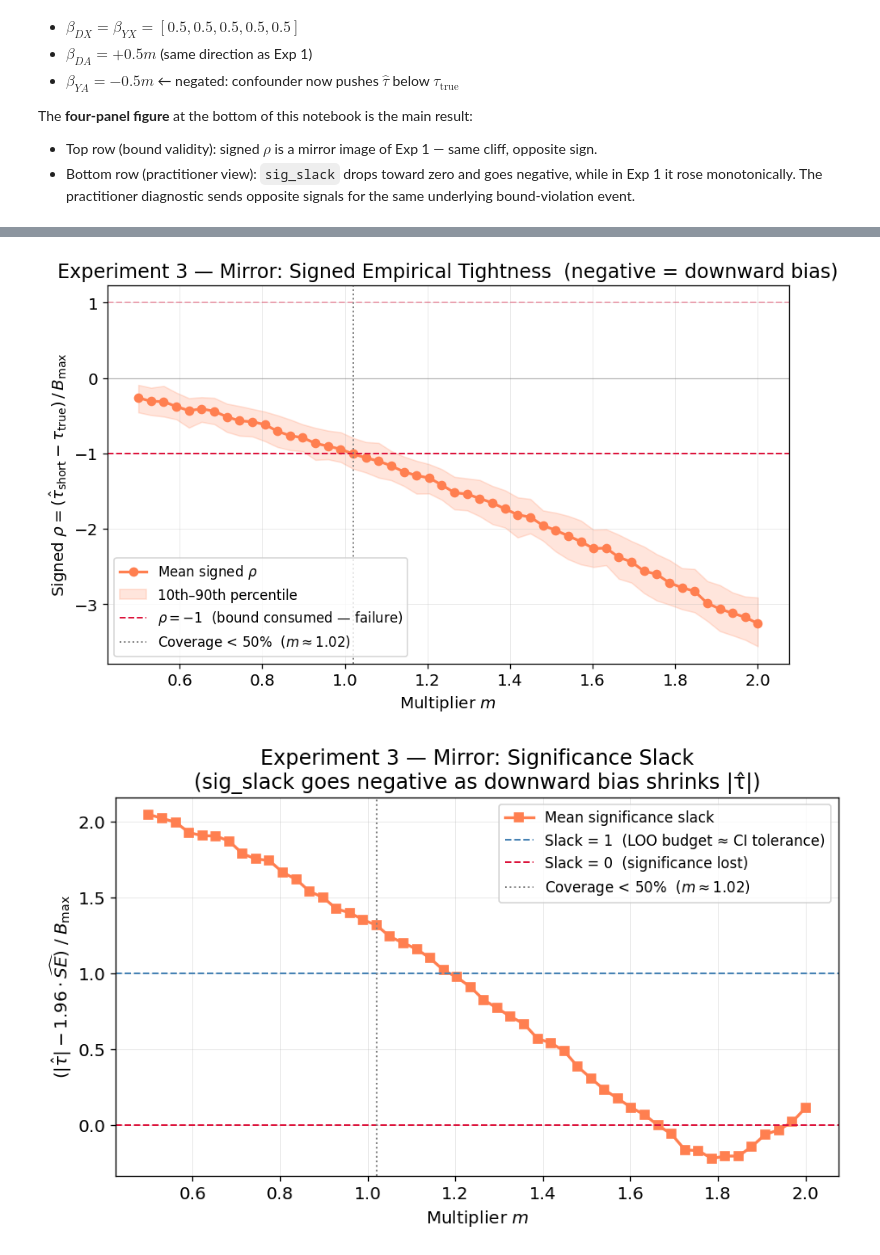
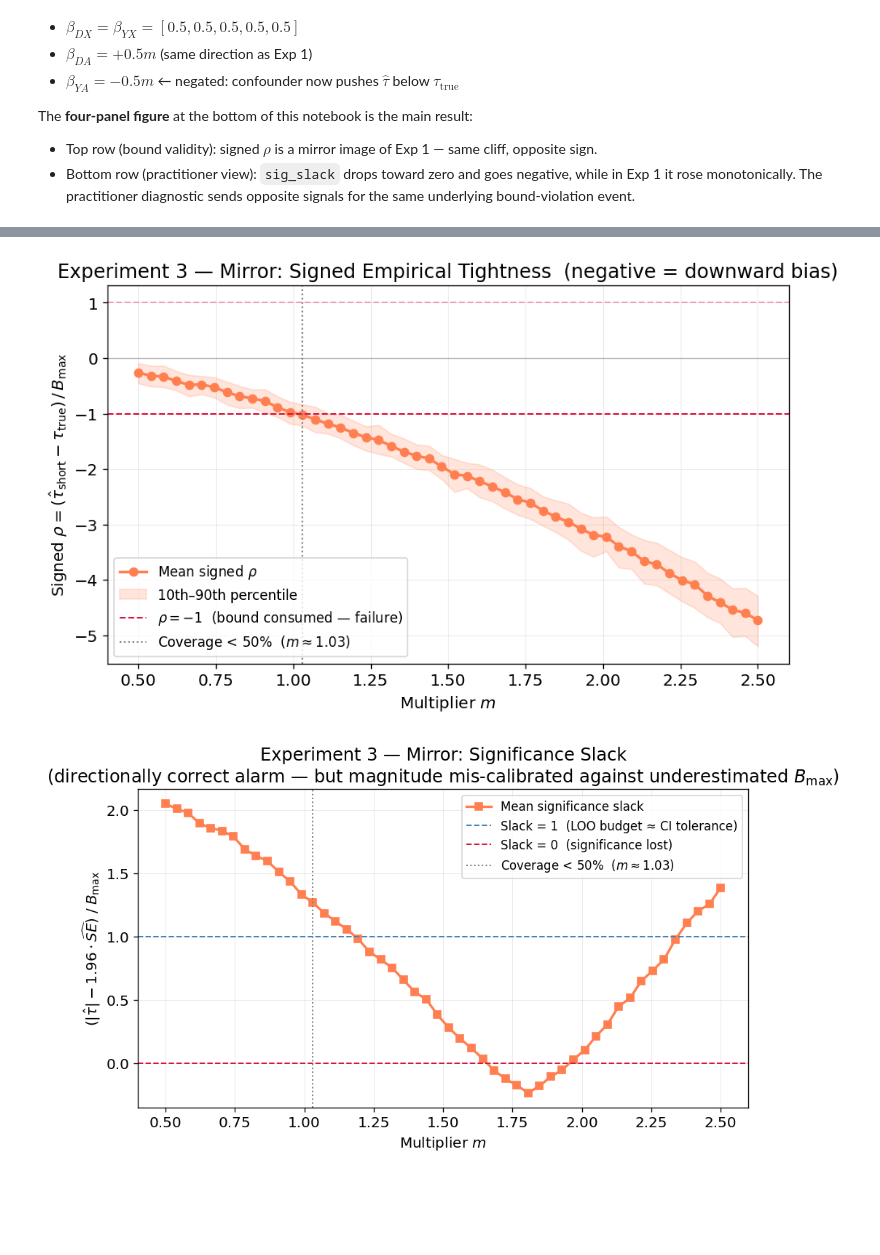
Before and after one commit to Endeville/Informal_Benchmarking, a Jupyter notebook: notebooks/experiment_03_mirror.ipynb, the cells around one changed output, grey strips where cells are left out. Drawn from its saved outputs; the diff is of its cells as text; code cells hidden in the pictures; blank space fills up the shorter version.

```diff
--- a/notebooks/experiment_03_mirror.ipynb
+++ b/notebooks/experiment_03_mirror.ipynb
@@ -46,7 +43,7 @@ n_trials   = 100
 beta_dx    = 0.5
 beta_yx    = 0.5
 
-multipliers = np.linspace(0.5, 2.0, 50)
+multipliers = np.linspace(0.5, 2.5, 50)
 
 coverage        = []
 mean_ovb        = []
@@ -269,31 +266,34 @@ plt.tight_layout()
 plt.savefig('figures/experiment_03_mirror_signed_rho.png', bbox_inches='tight')
 plt.show()
 # %% [output]
-[figure, old version]
+[figure, new version]
 # %%
 cliff_idx = next((i for i, c in enumerate(coverage) if c < 50), None)
 cliff_m   = multipliers[cliff_idx] if cliff_idx is not None else None
 
 fig, ax = plt.subplots(figsize=(8, 5))
 ax.plot(multipliers, mean_sig_slack, marker='s', linewidth=2, color='coral',
         label='Mean significance slack')
 ax.axhline(1.0, linestyle='--', color='steelblue', linewidth=1.2,
            label='Slack = 1  (LOO budget ≈ CI tolerance)')
 ax.axhline(0.0, linestyle='--', color='crimson',   linewidth=1.2,
            label='Slack = 0  (significance lost)')
 if cliff_m is not None:
     ax.axvline(cliff_m, linestyle=':', color='gray', linewidth=1.2,
                label=f'Coverage < 50%  ($m \\approx {cliff_m:.2f}$)')
 ax.set_xlabel(r'Multiplier $m$')
 ax.set_ylabel(r'$(|\hat{\tau}| - 1.96 \cdot \widehat{SE}) \;/\; B_{\max}$')
-ax.set_title('Experiment 3 — Mirror: Significance Slack\n(sig_slack goes negative as downward bias shrinks |τ̂|)')
+ax.set_title(
+    'Experiment 3 — Mirror: Significance Slack\n'
+    r'(directionally correct alarm — but magnitude mis-calibrated against underestimated $B_{\max}$)'
+)
 ax.legend(fontsize=10)
 ax.grid(True, alpha=0.3)
 plt.tight_layout()
 plt.savefig('figures/experiment_03_mirror_sig_slack.png', bbox_inches='tight')
 plt.show()
 # %% [output]
-[figure, old version]
+[figure, new version]
 # %%
 cliff_idx  = next((i for i, c in enumerate(coverage) if c < 50), len(multipliers) - 1)
 cliff_m    = multipliers[cliff_idx]
```
Also changed, not shown: parts of 11 cells of this notebook, 4 other files.
